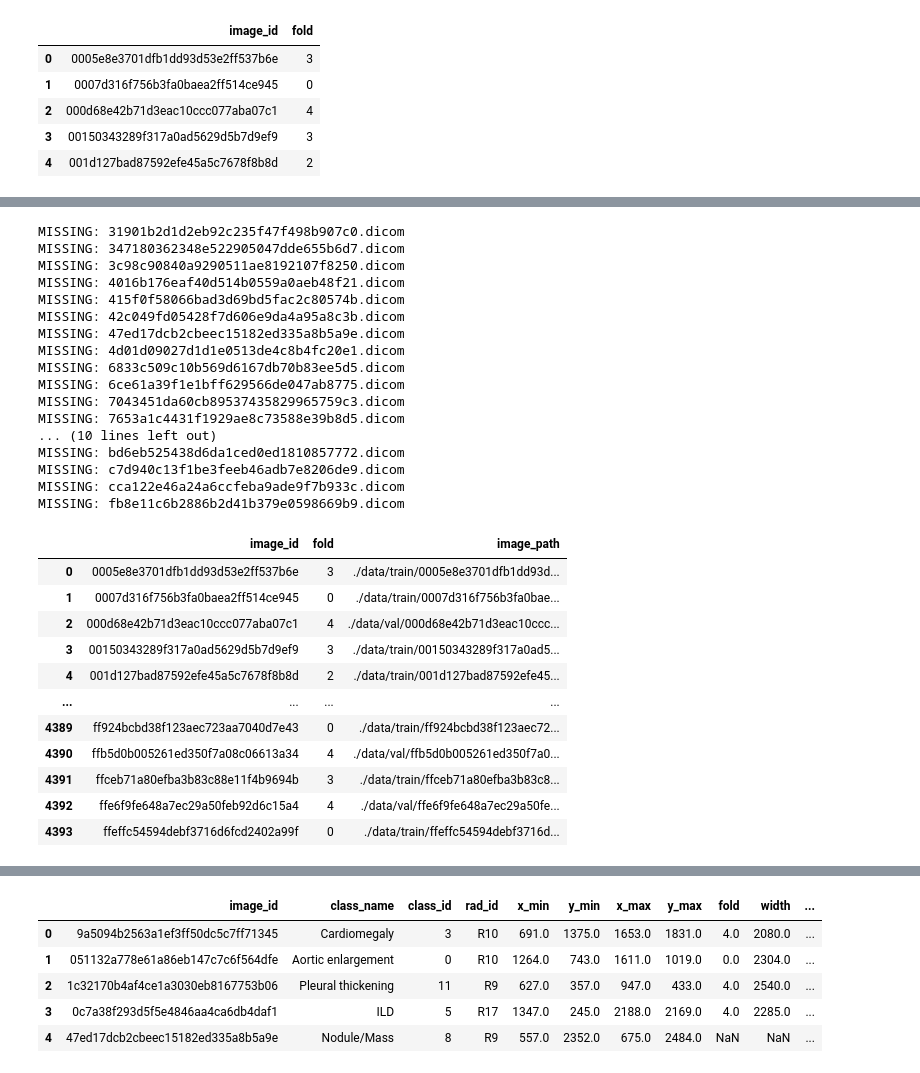
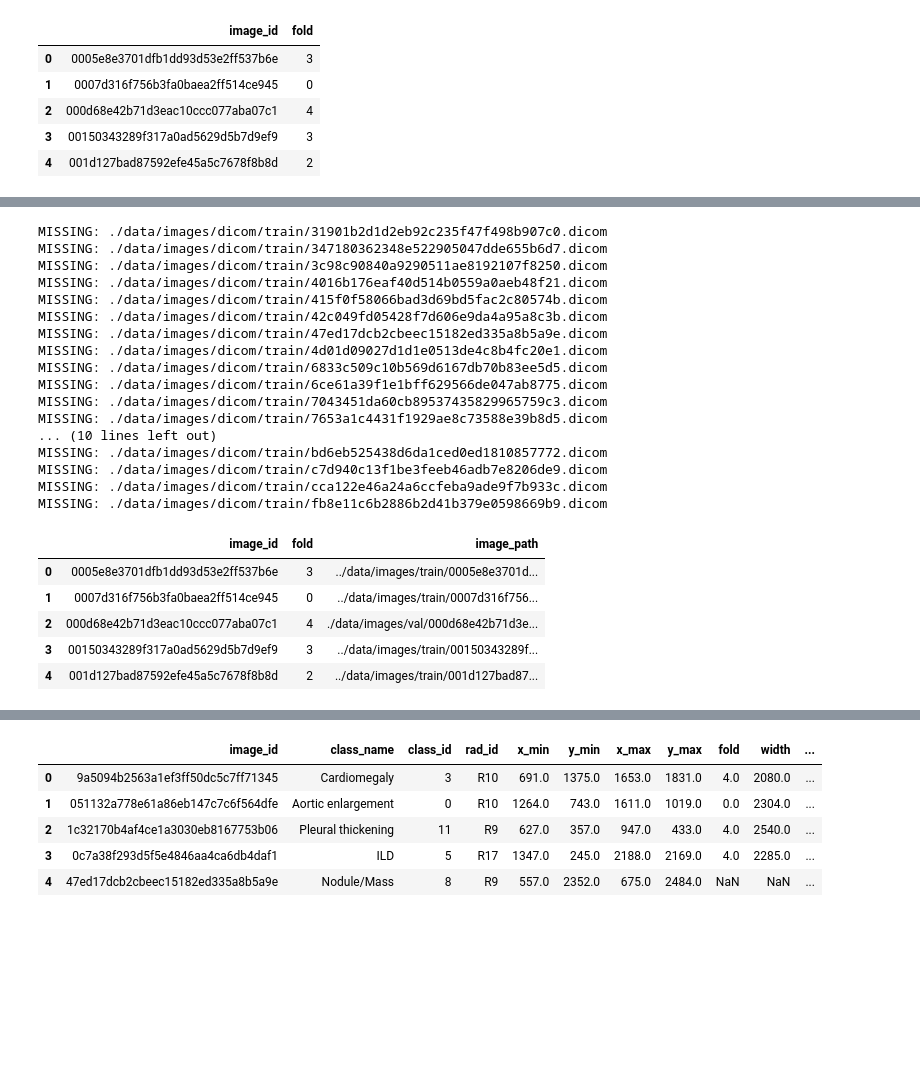
Before and after one commit to mordavidj/Chest_X-ray_Abnormalities_Detection, a Jupyter notebook: Data_prep.ipynb, the cells around one changed output, grey strips where cells are left out. Saved outputs shown, nothing was run; the diff lists cells and outputs as text; code cells hidden in the pictures; blank space fills up the shorter version.

```diff
--- a/Data_prep.ipynb
+++ b/Data_prep.ipynb
@@ -9,16 +10,21 @@ import pydicom
 from sklearn.model_selection import GroupKFold
 pd.set_option('display.max_colwidth',None)
 # %%
-img_train_path = './data/train/'
-img_val_path = './data/val/'
+dicom_train_path = './data/images/dicom/train/'
+dicom_test_path = './data/images/dicom/test/'
+img_train_path = '../data/images/train/'
+img_val_path = './data/images/val/'
+img_test_path = './data/images/test/'
 train_csv_path = './data/train.csv'
 new_csv_path = './data/new_train.csv'
-lbl_train_path = './data/labels/train'
-lbl_val_path = './data/labels/val'
+lbl_train_path = './data/labels/train/'
+lbl_val_path = './data/labels/val/'
 label_dir = './data/yolo-labels'
 os.makedirs(lbl_train_path, exist_ok = True)
 os.makedirs(lbl_val_path, exist_ok = True)
 os.makedirs(img_val_path, exist_ok = True)
+os.makedirs(img_train_path, exist_ok = True)
+os.makedirs(img_test_path, exist_ok = True)
 # %%
 # Reset
 #df = pd.read_csv(new_csv_path).drop_duplicates('image_id')
@@ -76,49 +82,44 @@ images.fold.value_counts()
 4    878
 Name: fold, dtype: int64
 # %%
-missing = []
+#missing = []
 def set_file_paths(row):
-    if not os.path.exists(img_train_path + row.image_id + ('.dicom')):
-        print(f'MISSING: {row.image_id}.dicom')
-        missing.append(row.image_id)
+    if not os.path.exists(dicom_train_path + row.image_id + ('.dicom')):
+        print(f'MISSING: {dicom_train_path + row.image_id}.dicom')
+        #missing.append(row.image_id)
         return "MISSING"
 
-    if row['fold'] == 4:
-        shutil.move((img_train_path + row.image_id + ('.dicom')), img_val_path)
-        return img_val_path + row.image_id + ('.dicom')
+    if row['fold'] == fold:
+        if os.path.exists(img_train_path + row.image_id + '.png'):
+            shutil.move((img_train_path + row.image_id + ('.png')), img_val_path)
+        return img_val_path + row.image_id + ('.png')
 
     else:
-        return img_train_path + row.image_id + ('.dicom')
+        return img_train_path + row.image_id + ('.png')
 # %%
 images['image_path'] = images.apply(set_file_paths, axis = 1)
-images
+images.head()
 # %% [output]
-MISSING: 31901b2d1d2eb92c235f47f498b907c0.dicom
-MISSING: 347180362348e522905047dde655b6d7.dicom
-MISSING: 3c98c90840a9290511ae8192107f8250.dicom
-MISSING: 4016b176eaf40d514b0559a0aeb48f21.dicom
-MISSING: 415f0f58066bad3d69bd5fac2c80574b.dicom
-MISSING: 42c049fd05428f7d606e9da4a95a8c3b.dicom
-MISSING: 47ed17dcb2cbeec15182ed335a8b5a9e.dicom
-MISSING: 4d01d09027d1d1e0513de4c8b4fc20e1.dicom
-MISSING: 6833c509c10b569d6167db70b83ee5d5.dicom
-MISSING: 6ce61a39f1e1bff629566de047ab8775.dicom
-MISSING: 7043451da60cb89537435829965759c3.dicom
-MISSING: 7653a1c4431f1929ae8c73588e39b8d5.dicom
+MISSING: ./data/images/dicom/train/31901b2d1d2eb92c235f47f498b907c0.dicom
+MISSING: ./data/images/dicom/train/347180362348e522905047dde655b6d7.dicom
+MISSING: ./data/images/dicom/train/3c98c90840a9290511ae8192107f8250.dicom
+MISSING: ./data/images/dicom/train/4016b176eaf40d514b0559a0aeb48f21.dicom
+MISSING: ./data/images/dicom/train/415f0f58066bad3d69bd5fac2c80574b.dicom
+MISSING: ./data/images/dicom/train/42c049fd05428f7d606e9da4a95a8c3b.dicom
+MISSING: ./data/images/dicom/train/47ed17dcb2cbeec15182ed335a8b5a9e.dicom
+MISSING: ./data/images/dicom/train/4d01d09027d1d1e0513de4c8b4fc20e1.dicom
+MISSING: ./data/images/dicom/train/6833c509c10b569d6167db70b83ee5d5.dicom
+MISSING: ./data/images/dicom/train/6ce61a39f1e1bff629566de047ab8775.dicom
+MISSING: ./data/images/dicom/train/7043451da60cb89537435829965759c3.dicom
+MISSING: ./data/images/dicom/train/7653a1c4431f1929ae8c73588e39b8d5.dicom
 ... (10 lines left out)
-MISSING: bd6eb525438d6da1ced0ed1810857772.dicom
-MISSING: c7d940c13f1be3feeb46adb7e8206de9.dicom
-MISSING: cca122e46a24a6ccfeba9ade9f7b933c.dicom
-MISSING: fb8e11c6b2886b2d41b379e0598669b9.dicom
+MISSING: ./data/images/dicom/train/bd6eb525438d6da1ced0ed1810857772.dicom
+MISSING: ./data/images/dicom/train/c7d940c13f1be3feeb46adb7e8206de9.dicom
+MISSING: ./data/images/dicom/train/cca122e46a24a6ccfeba9ade9f7b933c.dicom
+MISSING: ./data/images/dicom/train/fb8e11c6b2886b2d41b379e0598669b9.dicom
 |  | image_id | fold | image_path |
-| 0 | 0005e8e3701dfb1dd93d53e2ff537b6e | 3 | ./data/train/0005e8e3701dfb1dd93d... |
-| 1 | 0007d316f756b3fa0baea2ff514ce945 | 0 | ./data/train/0007d316f756b3fa0bae... |
-| 2 | 000d68e42b71d3eac10ccc077aba07c1 | 4 | ./data/val/000d68e42b71d3eac10ccc... |
-| 3 | 00150343289f317a0ad5629d5b7d9ef9 | 3 | ./data/train/00150343289f317a0ad5... |
-| 4 | 001d127bad87592efe45a5c7678f8b8d | 2 | ./data/train/001d127bad87592efe45... |
-| ... | ... | ... | ... |
-| 4389 | ff924bcbd38f123aec723aa7040d7e43 | 0 | ./data/train/ff924bcbd38f123aec72... |
-| 4390 | ffb5d0b005261ed350f7a08c06613a34 | 4 | ./data/val/ffb5d0b005261ed350f7a0... |
-| 4391 | ffceb71a80efba3b83c88e11f4b9694b | 3 | ./data/train/ffceb71a80efba3b83c8... |
-| 4392 | ffe6f9fe648a7ec29a50feb92d6c15a4 | 4 | ./data/val/ffe6f9fe648a7ec29a50fe... |
-| 4393 | ffeffc54594debf3716d6fcd2402a99f | 0 | ./data/train/ffeffc54594debf3716d... |
+| 0 | 0005e8e3701dfb1dd93d53e2ff537b6e | 3 | ../data/images/train/0005e8e3701d... |
+| 1 | 0007d316f756b3fa0baea2ff514ce945 | 0 | ../data/images/train/0007d316f756... |
+| 2 | 000d68e42b71d3eac10ccc077aba07c1 | 4 | ./data/images/val/000d68e42b71d3e... |
+| 3 | 00150343289f317a0ad5629d5b7d9ef9 | 3 | ../data/images/train/00150343289f... |
+| 4 | 001d127bad87592efe45a5c7678f8b8d | 2 | ../data/images/train/001d127bad87... |
```
Also changed, not shown: parts of 12 cells of this notebook, 2 other files.
